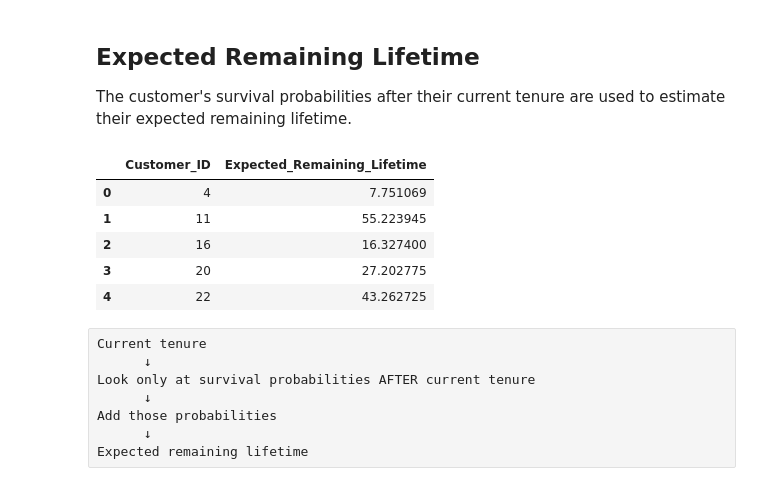
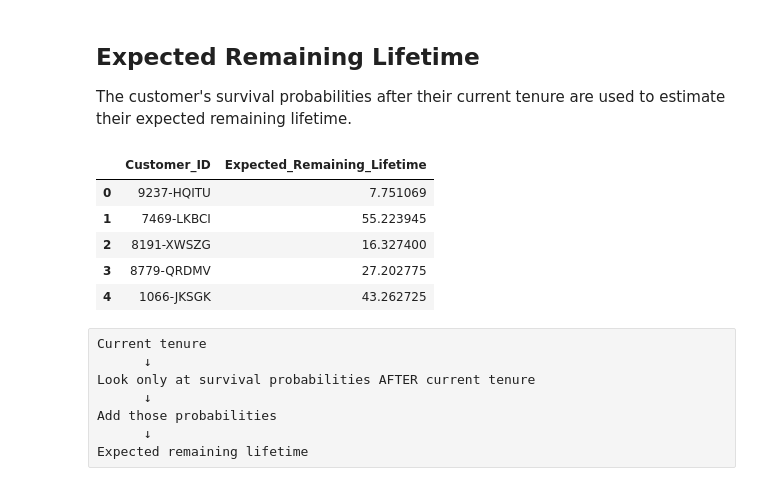
Before and after one commit to AbhijithAJ3/customer-churn-ltv, a Jupyter notebook: notebooks/04_survival_analysis_experiment.ipynb, the cells around one changed output. Cells and saved outputs as stored; diff of their text form; code cells hidden in the pictures.

Commit message:
Complete LTV regression modeling

```diff
--- a/notebooks/04_survival_analysis_experiment.ipynb
+++ b/notebooks/04_survival_analysis_experiment.ipynb
@@ -629,35 +629,39 @@ The customer's survival probabilities after their current tenure are used to est
 # %%
 remaining_lifetime = {}
 
 for customer in survival_predictions.columns:
     current_tenure = df.loc[customer, "Tenure"]
 
     future_survival = survival_predictions.loc[
         survival_predictions.index > current_tenure, customer
     ]
 
     remaining_lifetime[customer] = future_survival.sum()
 
 remaining_lifetime = pd.Series(remaining_lifetime)
 
-# Give the output proper column headings
 remaining_lifetime = remaining_lifetime.rename(
     "Expected_Remaining_Lifetime"
 ).reset_index()
 
-remaining_lifetime.columns = [
-    "Customer_ID",
-    "Expected_Remaining_Lifetime"
+# The survival model uses the original dataframe index.
+# Map that index back to the actual CustomerID.
+remaining_lifetime["Customer_ID"] = remaining_lifetime["index"].map(
+    df["CustomerID"]
+)
+
+remaining_lifetime = remaining_lifetime[
+    ["Customer_ID", "Expected_Remaining_Lifetime"]
 ]
 
 remaining_lifetime.head()
 # %% [output]
 |  | Customer_ID | Expected_Remaining_Lifetime |
-| 0 | 4 | 7.751069 |
-| 1 | 11 | 55.223945 |
-| 2 | 16 | 16.327400 |
-| 3 | 20 | 27.202775 |
-| 4 | 22 | 43.262725 |
+| 0 | 9237-HQITU | 7.751069 |
+| 1 | 7469-LKBCI | 55.223945 |
+| 2 | 8191-XWSZG | 16.327400 |
+| 3 | 8779-QRDMV | 27.202775 |
+| 4 | 1066-JKSGK | 43.262725 |
 # %% [raw]
 Current tenure
       ↓
```
Also changed, not shown: parts of 3 cells of this notebook, 3 other files.
